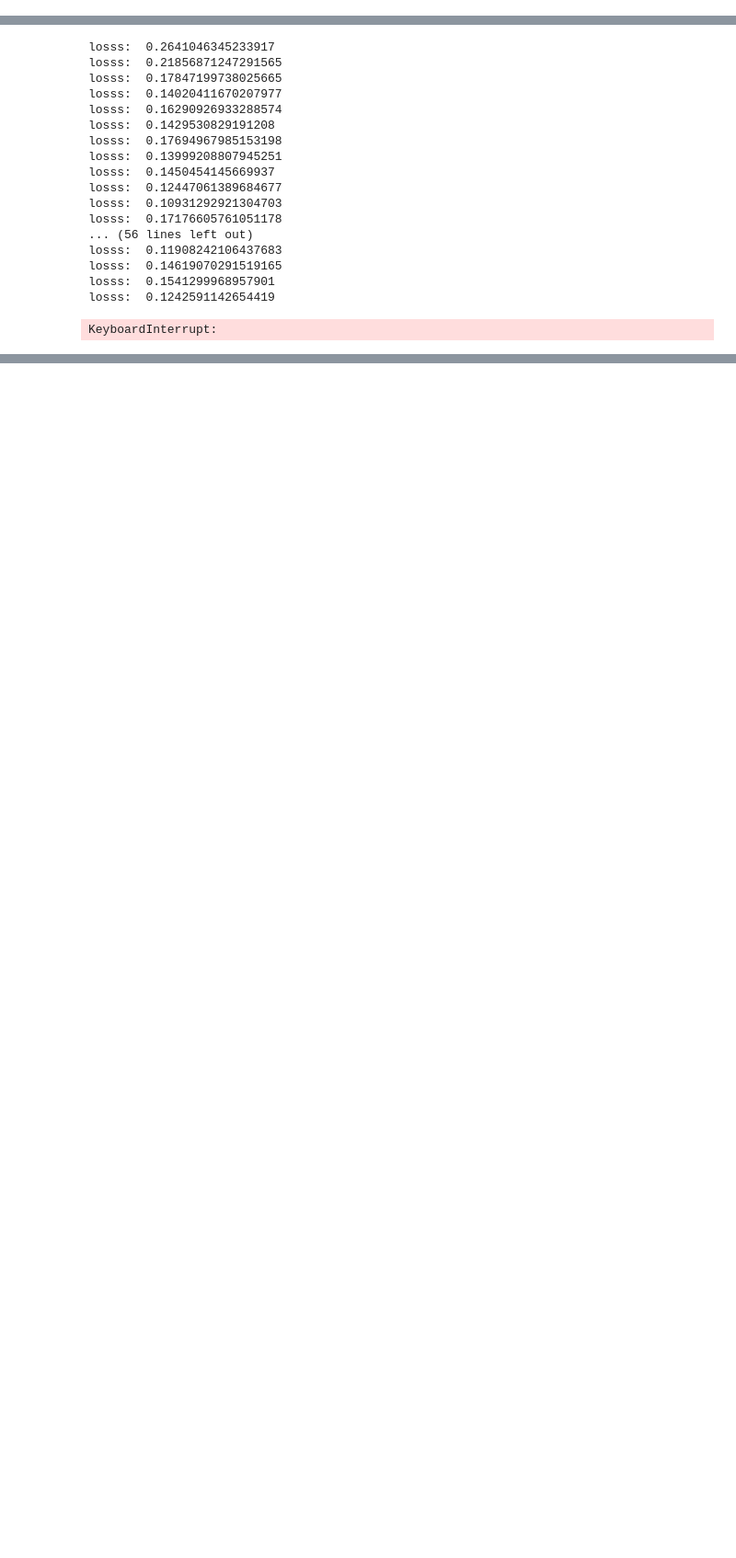
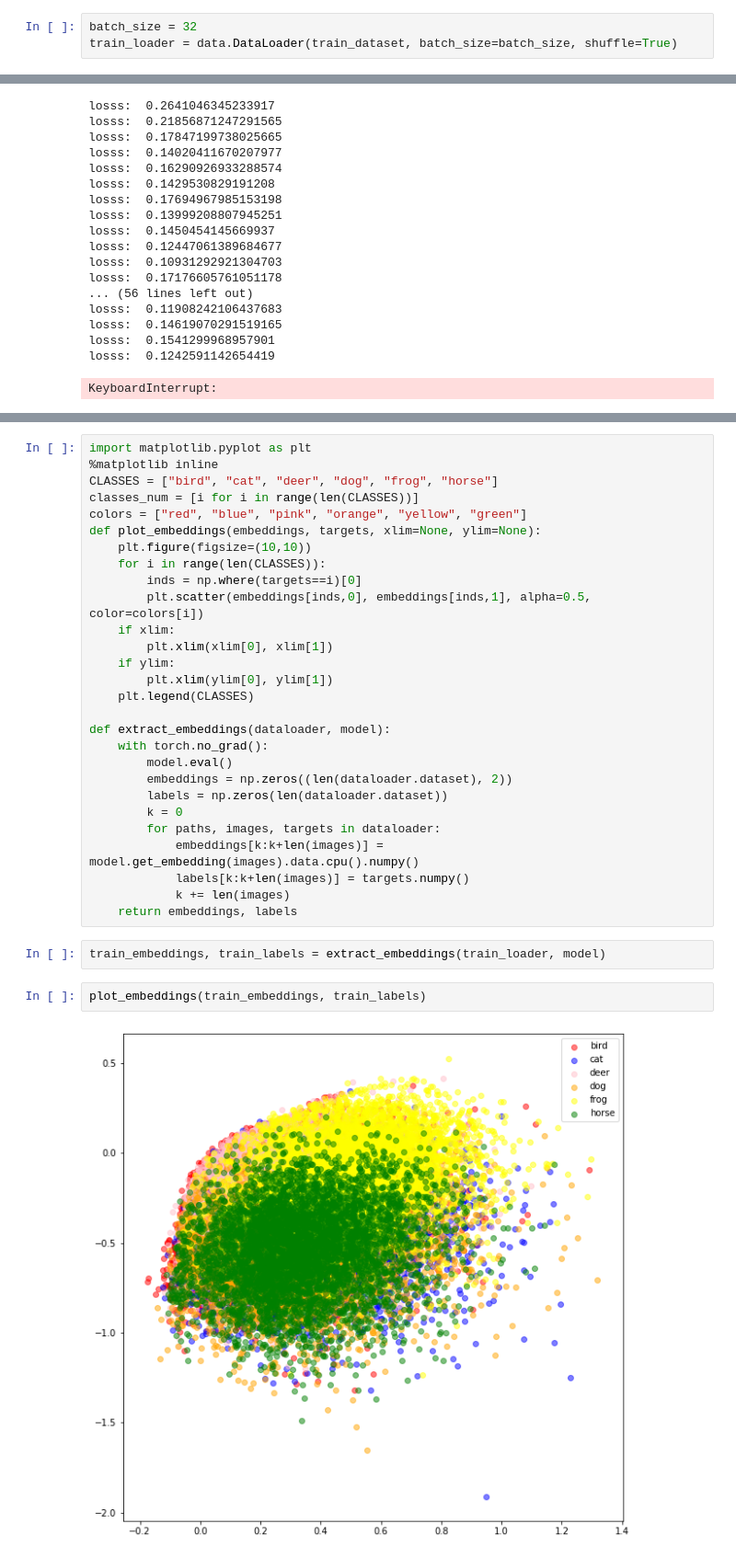
Before and after one commit to gesoges0/cifar10-pytorch-metric-learning, a Jupyter notebook: CIFAR10.ipynb, the cells around one changed output, grey strips where cells are left out. Shown: that part at 92% size. Saved outputs shown, nothing was run; the diff lists cells and outputs as text; blank space fills up the shorter version.

Commit message:
[add] cifar10 plot

```diff
--- a/CIFAR10.ipynb
+++ b/CIFAR10.ipynb
@@ -58,6 +58,9 @@ data_transforms = transforms.Compose([
 ])
 # %%
 train_dataset = Dataset(train_dataset_paths_list, data_transforms, "train")
+# %%
+batch_size = 32
+train_loader = data.DataLoader(train_dataset, batch_size=batch_size, shuffle=True)
 # %%
 print("len(train_dataset):", len(train_dataset))
 # %% [output]
@@ -283,0 +284,34 @@ print(a)
+# %%
+import matplotlib.pyplot as plt
+%matplotlib inline
+CLASSES = ["bird", "cat", "deer", "dog", "frog", "horse"]
+classes_num = [i for i in range(len(CLASSES))]
+colors = ["red", "blue", "pink", "orange", "yellow", "green"]
+def plot_embeddings(embeddings, targets, xlim=None, ylim=None):
+    plt.figure(figsize=(10,10))
+    for i in range(len(CLASSES)):
+        inds = np.where(targets==i)[0]
+        plt.scatter(embeddings[inds,0], embeddings[inds,1], alpha=0.5, color=colors[i])
+    if xlim:
+        plt.xlim(xlim[0], xlim[1])
+    if ylim:
+        plt.xlim(ylim[0], ylim[1])
+    plt.legend(CLASSES)
+
+def extract_embeddings(dataloader, model):
+    with torch.no_grad():
+        model.eval()
+        embeddings = np.zeros((len(dataloader.dataset), 2))
+        labels = np.zeros(len(dataloader.dataset))
+        k = 0
+        for paths, images, targets in dataloader:
+            embeddings[k:k+len(images)] = model.get_embedding(images).data.cpu().numpy()
+            labels[k:k+len(images)] = targets.numpy()
+            k += len(images)
+    return embeddings, labels
+# %%
+train_embeddings, train_labels = extract_embeddings(train_loader, model)
+# %%
+plot_embeddings(train_embeddings, train_labels)
+# %% [output]
+[figure, added]
```
Also changed, not shown: parts of 2 cells of this notebook.
